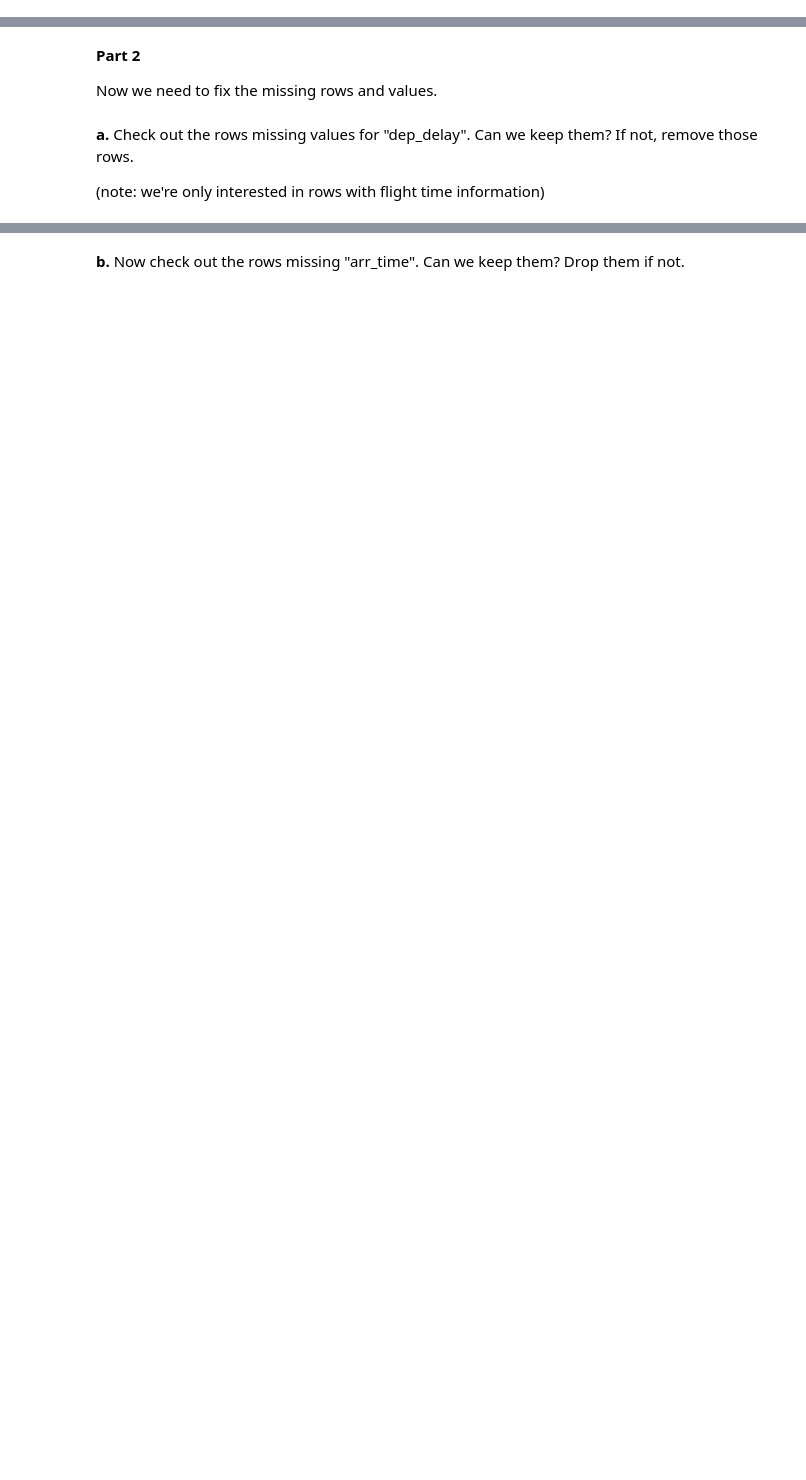
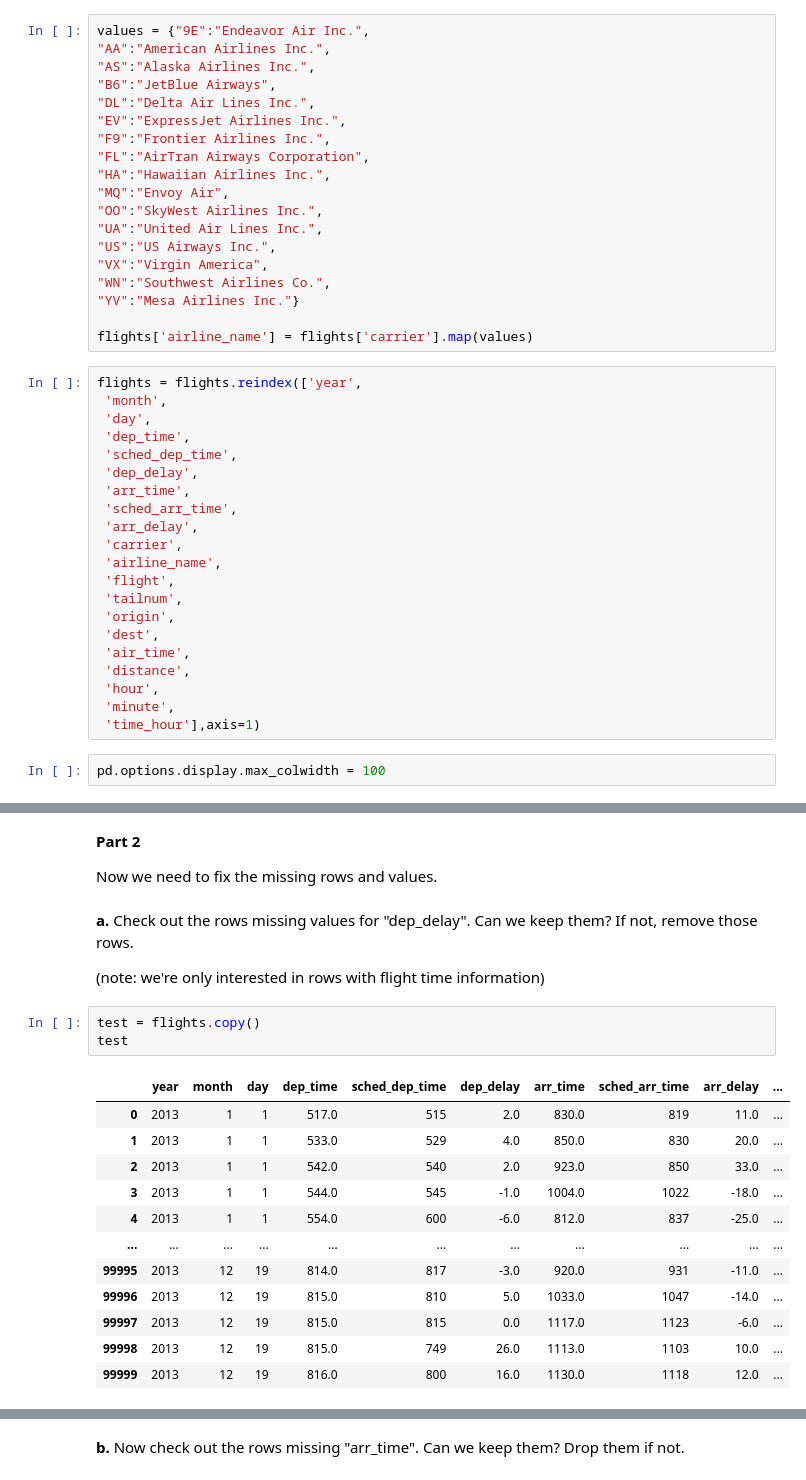
Before and after one commit to clarimayo/Jupyter_notebooks, a Jupyter notebook: Labs/Week 19/week-19-lab.ipynb, the cells around one changed output, grey strips where cells are left out. Cells and saved outputs as stored; diff of their text form; blank space fills up the shorter version.

```diff
--- a/Labs/Week 19/week-19-lab.ipynb
+++ b/Labs/Week 19/week-19-lab.ipynb
@@ -78,0 +81,42 @@ TypeError: sort_values() missing 1 required positional argument: 'by'
+# %%
+values = {"9E":"Endeavor Air Inc.",
+"AA":"American Airlines Inc.",
+"AS":"Alaska Airlines Inc.",
+"B6":"JetBlue Airways",
+"DL":"Delta Air Lines Inc.",
+"EV":"ExpressJet Airlines Inc.",
+"F9":"Frontier Airlines Inc.",
+"FL":"AirTran Airways Corporation",
+"HA":"Hawaiian Airlines Inc.",
+"MQ":"Envoy Air",
+"OO":"SkyWest Airlines Inc.",
+"UA":"United Air Lines Inc.",
+"US":"US Airways Inc.",
+"VX":"Virgin America",
+"WN":"Southwest Airlines Co.",
+"YV":"Mesa Airlines Inc."}
+
+flights['airline_name'] = flights['carrier'].map(values)
+# %%
+flights = flights.reindex(['year',
+ 'month',
+ 'day',
+ 'dep_time',
+ 'sched_dep_time',
+ 'dep_delay',
+ 'arr_time',
+ 'sched_arr_time',
+ 'arr_delay',
+ 'carrier',
+ 'airline_name',
+ 'flight',
+ 'tailnum',
+ 'origin',
+ 'dest',
+ 'air_time',
+ 'distance',
+ 'hour',
+ 'minute',
+ 'time_hour'],axis=1)
+# %%
+pd.options.display.max_colwidth = 100
@@ -84,3 +144,19 @@ Now we need to fix the missing rows and values.
 **a.** Check out the rows missing values for "dep_delay". Can we keep them? If not, remove those rows.
 
 (note: we're only interested in rows with flight time information)
+# %%
+test = flights.copy()
+test
+# %% [output]
+|  | year | month | day | dep_time | sched_dep_time | dep_delay | arr_time | sched_arr_time | arr_delay | ... |
+| 0 | 2013 | 1 | 1 | 517.0 | 515 | 2.0 | 830.0 | 819 | 11.0 | ... |
+| 1 | 2013 | 1 | 1 | 533.0 | 529 | 4.0 | 850.0 | 830 | 20.0 | ... |
+| 2 | 2013 | 1 | 1 | 542.0 | 540 | 2.0 | 923.0 | 850 | 33.0 | ... |
+| 3 | 2013 | 1 | 1 | 544.0 | 545 | -1.0 | 1004.0 | 1022 | -18.0 | ... |
+| 4 | 2013 | 1 | 1 | 554.0 | 600 | -6.0 | 812.0 | 837 | -25.0 | ... |
+| ... | ... | ... | ... | ... | ... | ... | ... | ... | ... | ... |
+| 99995 | 2013 | 12 | 19 | 814.0 | 817 | -3.0 | 920.0 | 931 | -11.0 | ... |
+| 99996 | 2013 | 12 | 19 | 815.0 | 810 | 5.0 | 1033.0 | 1047 | -14.0 | ... |
+| 99997 | 2013 | 12 | 19 | 815.0 | 815 | 0.0 | 1117.0 | 1123 | -6.0 | ... |
+| 99998 | 2013 | 12 | 19 | 815.0 | 749 | 26.0 | 1113.0 | 1103 | 10.0 | ... |
+| 99999 | 2013 | 12 | 19 | 816.0 | 800 | 16.0 | 1130.0 | 1118 | 12.0 | ... |
```
Also changed, not shown: parts of 13 cells of this notebook.
